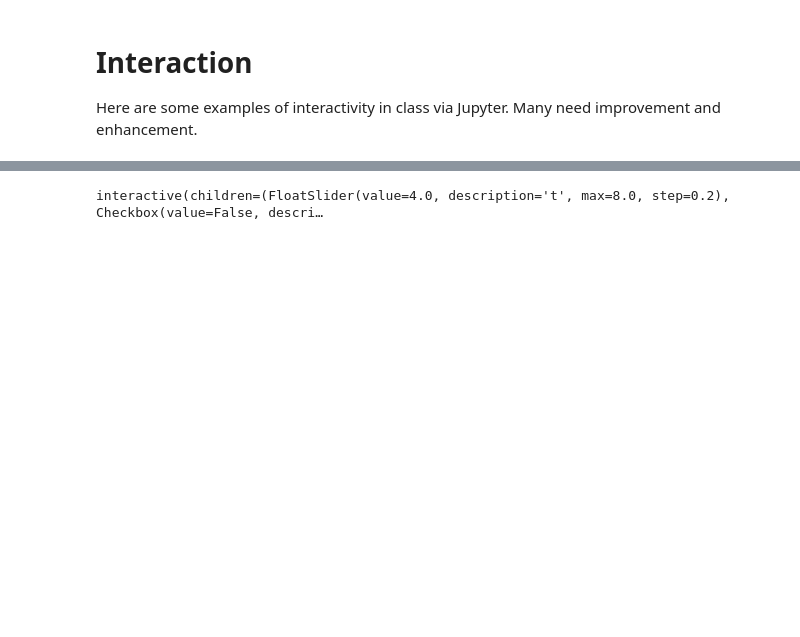
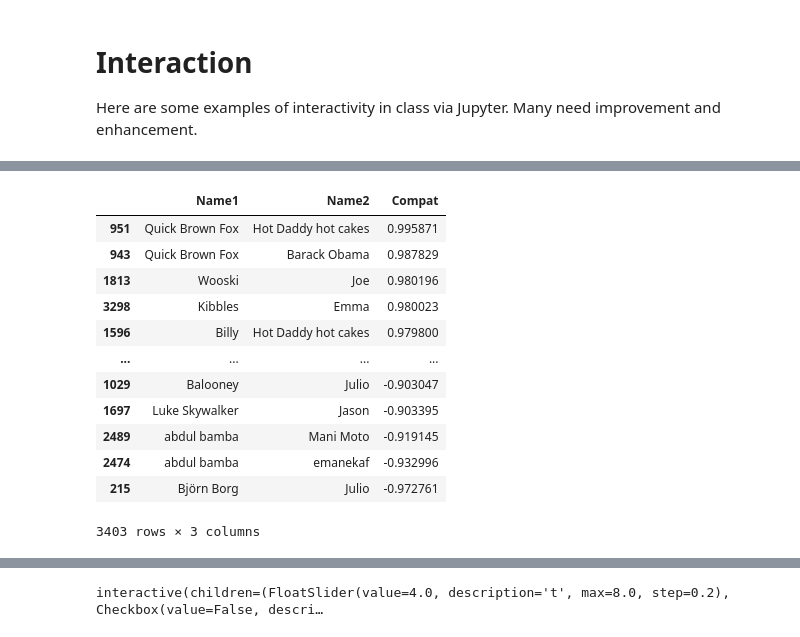
Before and after one commit to drewyoungren/ipynb-demo, a Jupyter notebook: demo.ipynb, the cells around one changed output, grey strips where cells are left out. Saved outputs shown, nothing was run; the diff lists cells and outputs as text; code cells hidden in the pictures; blank space fills up the shorter version.

```diff
--- a/demo.ipynb
+++ b/demo.ipynb
@@ -109,0 +208,27 @@ plt.axis("off");
+# %%
+from numpy import dot,arccos #dot product, arccos
+from numpy.linalg import norm # this is the magnitude function
+
+out = []
+for x,y in combinations(responses.index,2):
+    xinfo,yinfo = responses.loc[[x,y],qs].to_numpy() - 5
+#     print (xinfo,yinfo,dot(xinfo,yinfo))
+    compat = dot(xinfo,yinfo)/(norm(xinfo)*norm(yinfo))
+    out.append([responses.loc[x,"Name"],responses.loc[y,"Name"],compat])
+
+results = pd.DataFrame(out,columns=["Name1","Name2","Compat"]).sort_values("Compat",ascending=False)
+results
+# %% [output]
+|  | Name1 | Name2 | Compat |
+| 951 | Quick Brown Fox | Hot Daddy hot cakes | 0.995871 |
+| 943 | Quick Brown Fox | Barack Obama | 0.987829 |
+| 1813 | Wooski | Joe | 0.980196 |
+| 3298 | Kibbles | Emma | 0.980023 |
+| 1596 | Billy | Hot Daddy hot cakes | 0.979800 |
+| ... | ... | ... | ... |
+| 1029 | Balooney | Julio | -0.903047 |
+| 1697 | Luke Skywalker | Jason | -0.903395 |
+| 2489 | abdul bamba | Mani Moto | -0.919145 |
+| 2474 | abdul bamba | emanekaf | -0.932996 |
+| 215 | Björn Borg | Julio | -0.972761 |
+3403 rows × 3 columns
```
Also changed, not shown: parts of 27 cells of this notebook, 2 other files.
